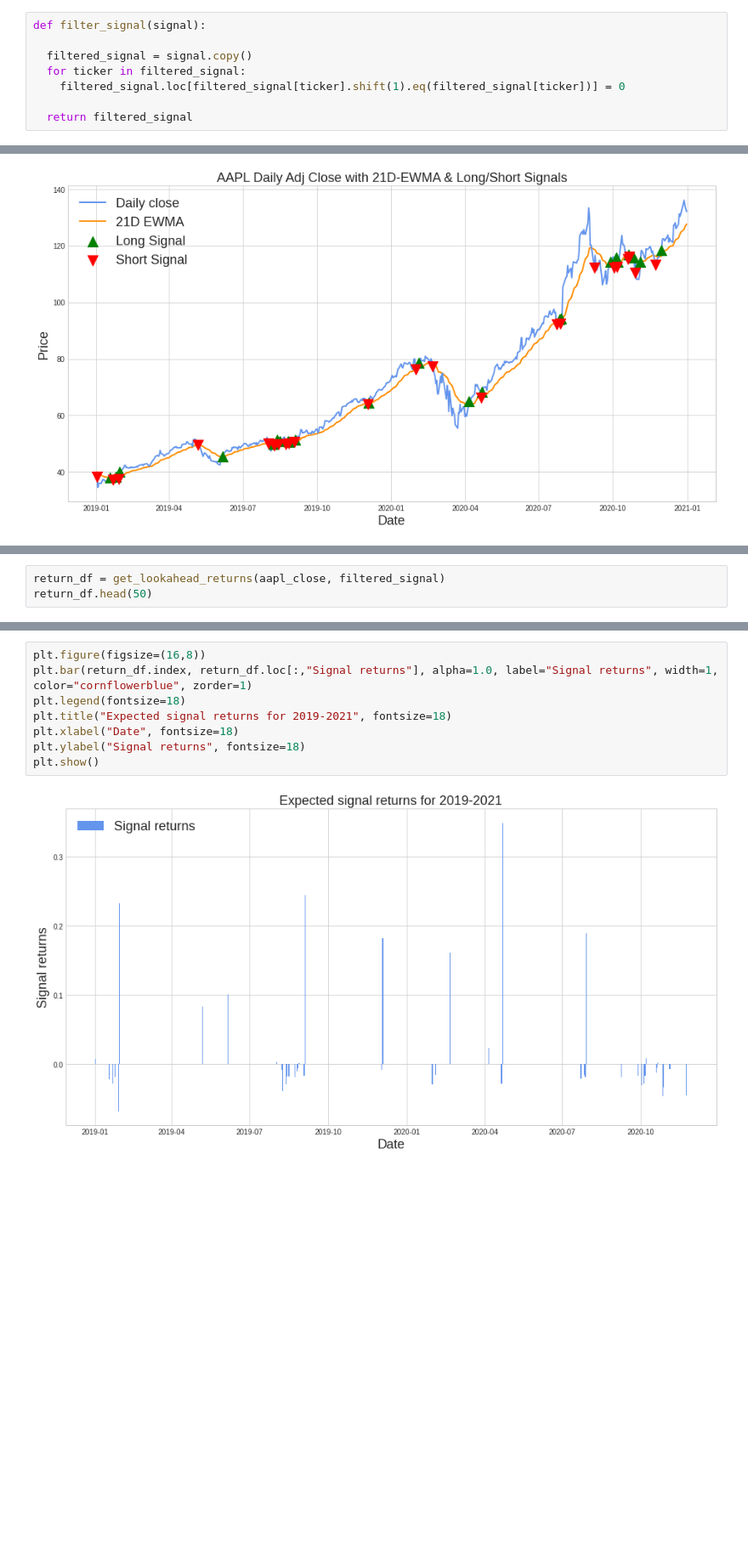
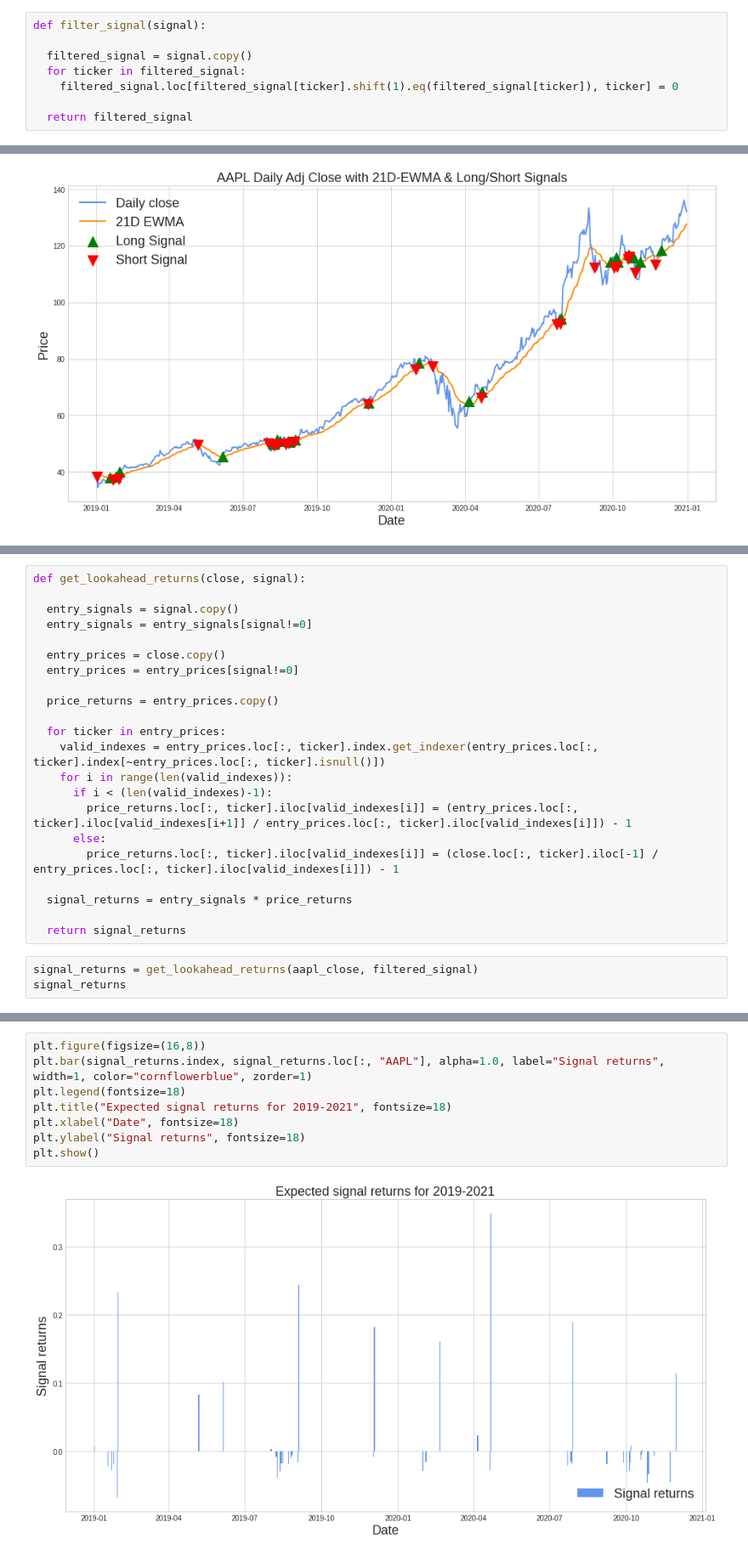
Before and after one commit to lucaskienast/Algorithmic-Trading, a Jupyter notebook: Crossover Strategies/Single_Stock_Close_EWMA_Crossover_Strategy.ipynb, the cells around one changed output, grey strips where cells are left out. Shown at 85% size. Cells and saved outputs as stored; diff of their text form; blank space fills up the shorter version.

```diff
--- a/Crossover Strategies/Single_Stock_Close_EWMA_Crossover_Strategy.ipynb
+++ b/Crossover Strategies/Single_Stock_Close_EWMA_Crossover_Strategy.ipynb
@@ -169,7 +155,7 @@ def filter_signal(signal):
 
   filtered_signal = signal.copy()
   for ticker in filtered_signal:
-    filtered_signal.loc[filtered_signal[ticker].shift(1).eq(filtered_signal[ticker])] = 0
+    filtered_signal.loc[filtered_signal[ticker].shift(1).eq(filtered_signal[ticker]), ticker] = 0
 
   return filtered_signal
 # %%
@@ -228,4 +196,26 @@ def get_lookahead_returns(close, signal):
+# %%
+def get_lookahead_returns(close, signal):
+
+  entry_signals = signal.copy()
+  entry_signals = entry_signals[signal!=0]
+
+  entry_prices = close.copy()
+  entry_prices = entry_prices[signal!=0]
+
+  price_returns = entry_prices.copy()
+
+  for ticker in entry_prices:
+    valid_indexes = entry_prices.loc[:, ticker].index.get_indexer(entry_prices.loc[:, ticker].index[~entry_prices.loc[:, ticker].isnull()])
+    for i in range(len(valid_indexes)):
+      if i < (len(valid_indexes)-1):
+        price_returns.loc[:, ticker].iloc[valid_indexes[i]] = (entry_prices.loc[:, ticker].iloc[valid_indexes[i+1]] / entry_prices.loc[:, ticker].iloc[valid_indexes[i]]) - 1
+      else:
+        price_returns.loc[:, ticker].iloc[valid_indexes[i]] = (close.loc[:, ticker].iloc[-1] / entry_prices.loc[:, ticker].iloc[valid_indexes[i]]) - 1
+
+  signal_returns = entry_signals * price_returns
+
+  return signal_returns
 # %%
-return_df = get_lookahead_returns(aapl_close, filtered_signal)
-return_df.head(50)
+signal_returns = get_lookahead_returns(aapl_close, filtered_signal)
+signal_returns
 # %% [output]
@@ -250,10 +236,10 @@ return_df.head(50)
 # %%
 plt.figure(figsize=(16,8))
-plt.bar(return_df.index, return_df.loc[:,"Signal returns"], alpha=1.0, label="Signal returns", width=1, color="cornflowerblue", zorder=1)
+plt.bar(signal_returns.index, signal_returns.loc[:, "AAPL"], alpha=1.0, label="Signal returns", width=1, color="cornflowerblue", zorder=1)
 plt.legend(fontsize=18)
 plt.title("Expected signal returns for 2019-2021", fontsize=18)
 plt.xlabel("Date", fontsize=18)
 plt.ylabel("Signal returns", fontsize=18)
 plt.show()
 # %% [output]
-[figure, old version]
+[figure, new version]
```
Also changed, not shown: parts of 18 cells of this notebook.
